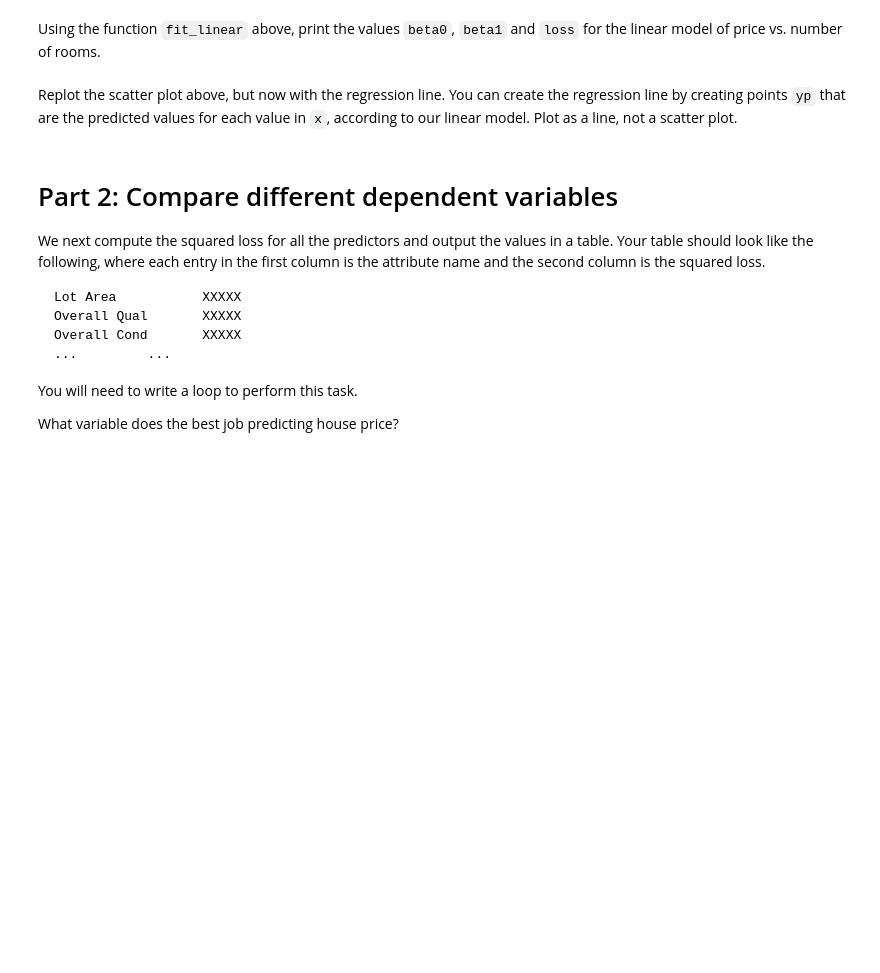
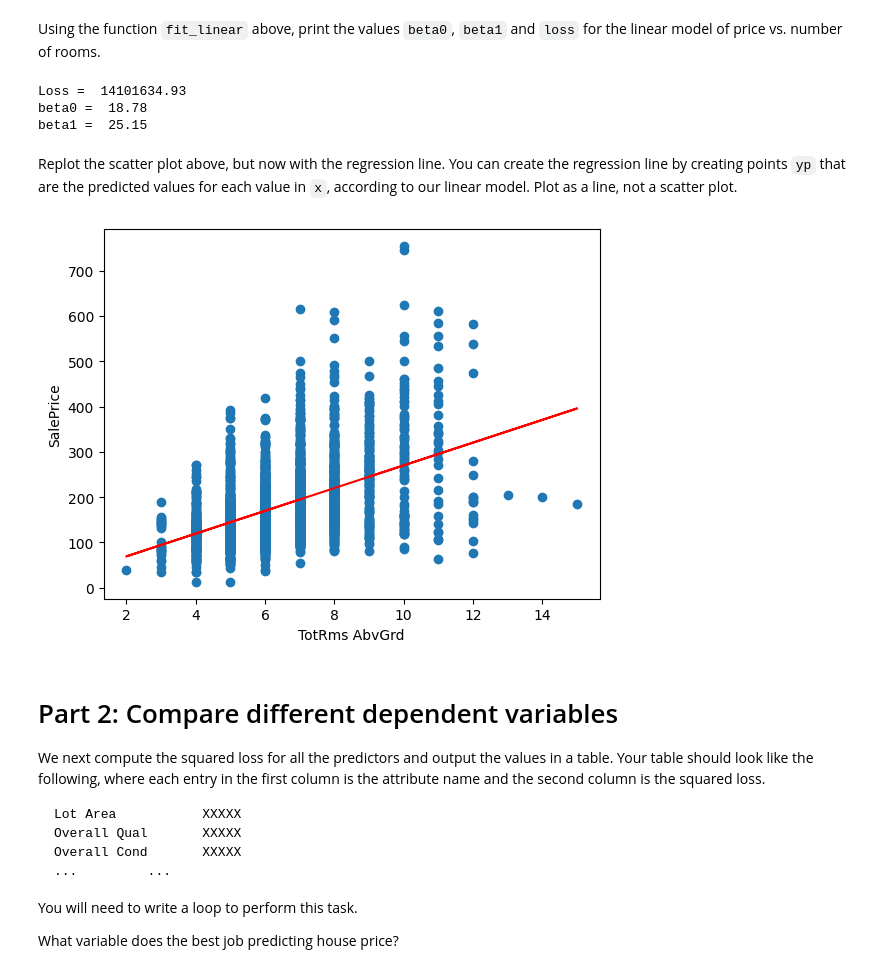
Before and after one commit to jithendra1798/ML-CS-GY-6923-B, a Jupyter notebook: 01_ML-cs-gy-6923-B-lab1.ipynb, the cells around one changed output. Drawn from its saved outputs; the diff is of its cells as text; code cells hidden in the pictures; blank space fills up the shorter version.

Commit message:
Plot Linear regression fit

```diff
--- a/01_ML-cs-gy-6923-B-lab1.ipynb
+++ b/01_ML-cs-gy-6923-B-lab1.ipynb
@@ -144,10 +144,20 @@ def fit_linear(x,y):
     The function returns beta0, beta1, and loss, where loss is the sum-of-squares loss of.
     """
     # TODO complete the following code
+    x = np.asarray(x)
+    y = np.asarray(y)
 
-    # beta0 = ...
-    # beta1 = ...
-    # loss = ...
+    xm = np.mean(x)
+    ym = np.mean(y)
+
+    syx = np.mean((y-ym)*(x-xm))
+    sxx = np.mean((x-xm)**2)
+    syy = np.mean((y-ym)**2)
+    beta1 = syx/sxx
+    beta0 = ym - beta1*xm
+
+    yhat=beta0+beta1*x
+    loss = np.sum((y-yhat)**2)
     return beta0, beta1, loss
 # %% [markdown]
 Using the function `fit_linear` above, print the values `beta0`, `beta1` and `loss` for the linear model of price vs. number of rooms.
@@ -156,2 +164,14 @@ Using the function `fit_linear` above, print the values `beta0`, `beta1` and `lo
+# %%
+# TODO
+x = np.asarray(X[features])[:,0]
+beta0, beta1, loss = fit_linear(x,y)
+
+print(f'Loss = {loss : .2f}')
+print(f'beta0 = {beta0 : .2f}')
+print(f'beta1 = {beta1 : .2f}')
+# %% [output]
+Loss =  14101634.93
+beta0 =  18.78
+beta1 =  25.15
 # %% [markdown]
 Replot the scatter plot above, but now with the regression line.  You can create the regression line by creating points `yp` that are the predicted values for each value in `x`, according to our linear model. Plot as a line, not a scatter plot.
@@ -160,3 +178,13 @@ Replot the scatter plot above, but now with the regression line.  You can create
+# %%
+# TODO
+yp = beta0 + x * beta1
+plt.plot(X, yp, color="red", label="Fitted line")
+plt.scatter(X, y)
+plt.xlabel(features[0])
+plt.ylabel(label)
+plt.show()
+# %% [output]
+[figure, added]
 # %% [markdown]
 # Part 2:  Compare different dependent variables
 
```
Also changed, not shown: parts of 2 cells of this notebook.
